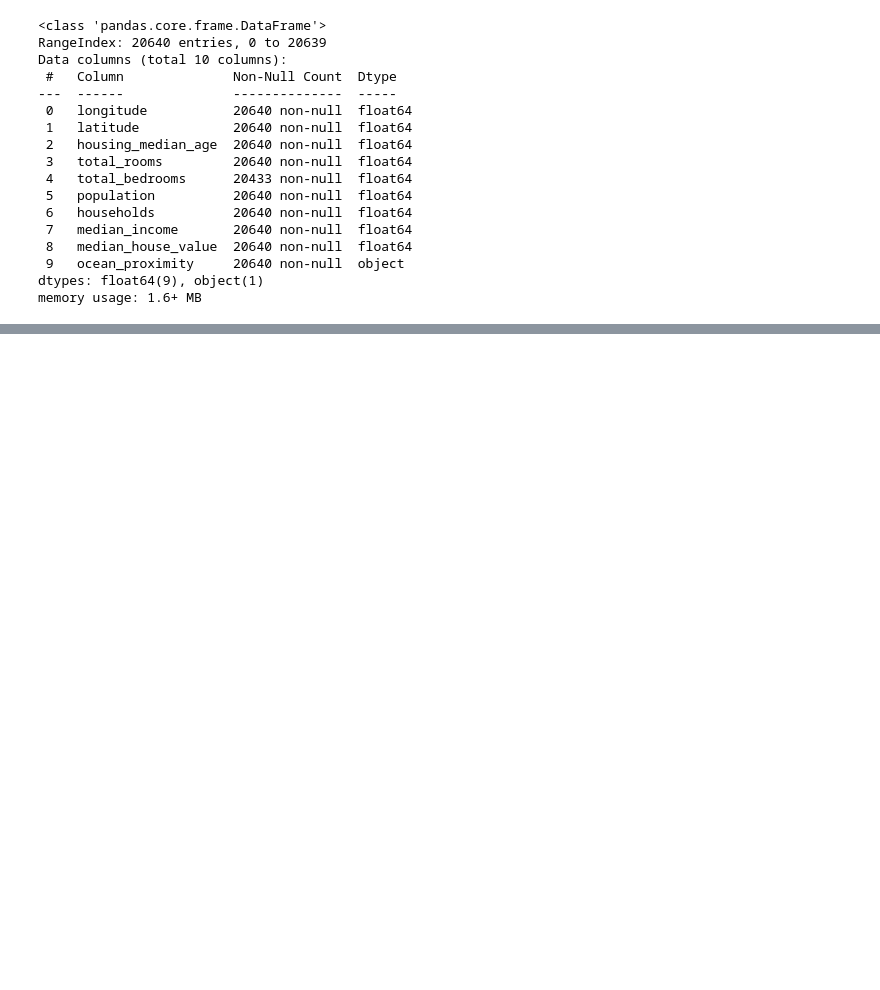
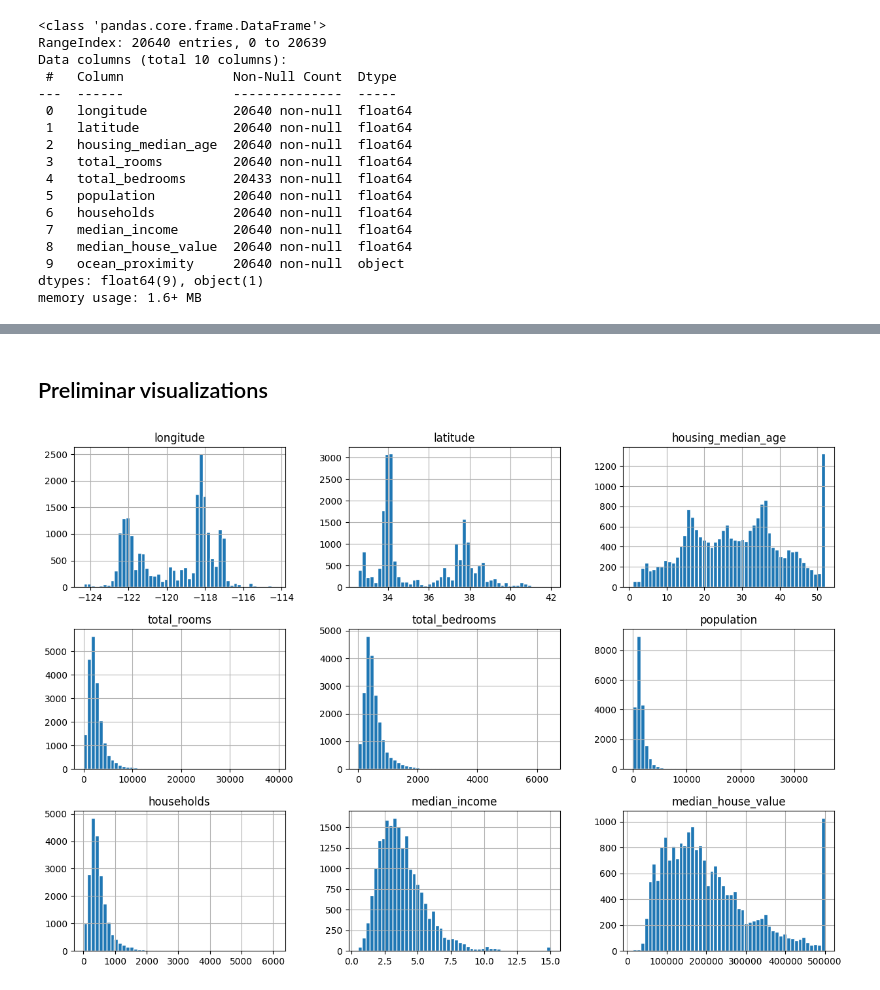
Before and after one commit to iaaron-xyz/housing-prices-prediction-cal, a Jupyter notebook: housing_prices.ipynb, the cells around one changed output, grey strips where cells are left out. Saved outputs shown, nothing was run; the diff lists cells and outputs as text; code cells hidden in the pictures; blank space fills up the shorter version.

```diff
--- a/housing_prices.ipynb
+++ b/housing_prices.ipynb
@@ -26,0 +55,6 @@ memory usage: 1.6+ MB
+# %% [markdown]
+## Preliminar visualizations
+# %%
+df.hist(bins=50, figsize=(15, 10), edgecolor="white")
+# %% [output]
+[figure, added]
```
Also changed, not shown: parts of 23 cells of this notebook, 1 other file.
